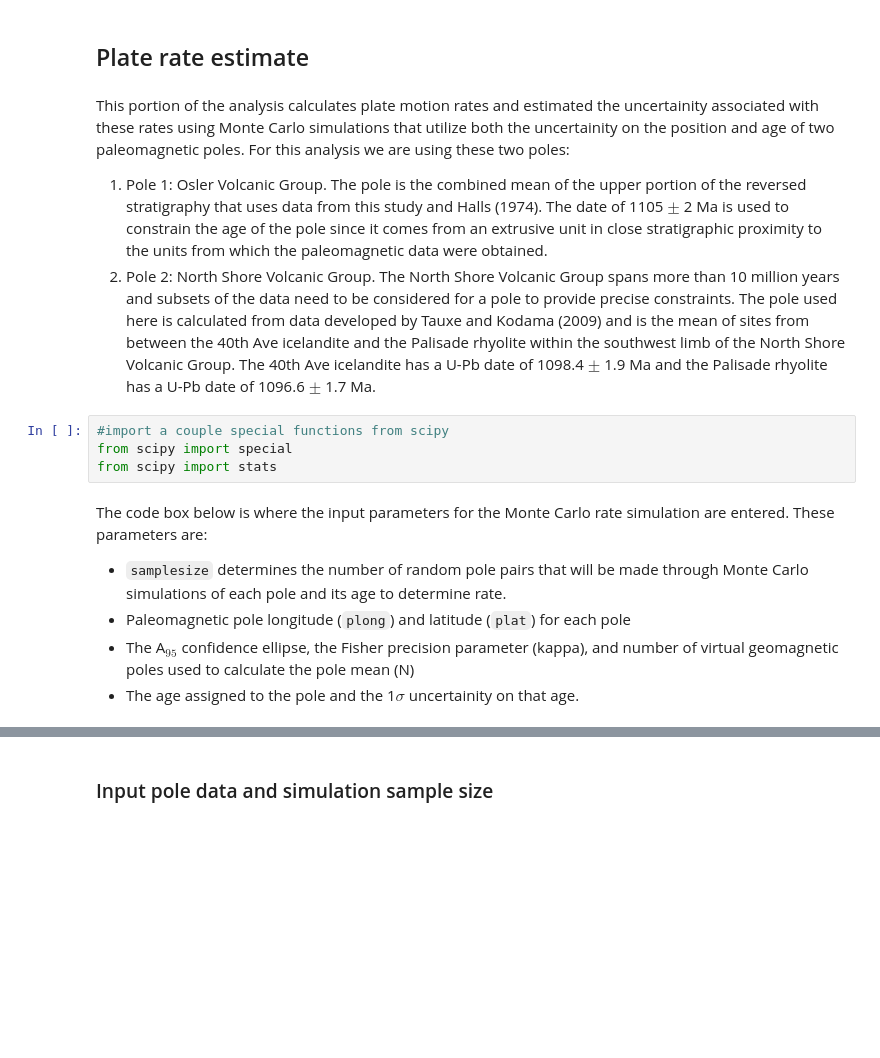
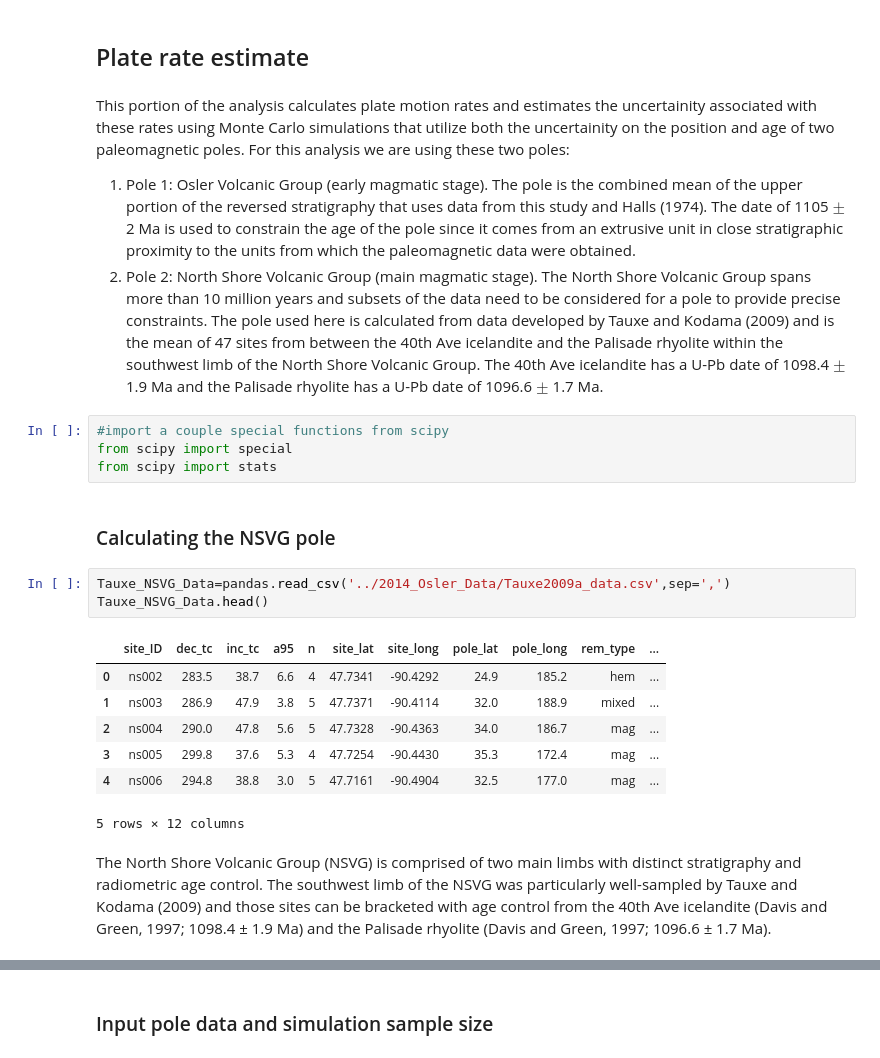
Before and after one commit to Swanson-Hysell/2014_Swanson-Hysell-et-al_Osler, a Jupyter notebook: 2014_Osler_Code/2014_Osler_Data_Analysis.ipynb, the cells around one changed output, grey strips where cells are left out. Drawn from its saved outputs; the diff is of its cells as text; blank space fills up the shorter version.

```diff
--- a/2014_Osler_Code/2014_Osler_Data_Analysis.ipynb
+++ b/2014_Osler_Code/2014_Osler_Data_Analysis.ipynb
@@ -762,16 +761,25 @@ In this .rot file, the fixed reference frame is 000 and 001 (which could be spli
 # %% [markdown]
 ## Plate rate estimate
 # %% [markdown]
-This portion of the analysis calculates plate motion rates and estimated the uncertainity associated with these rates using Monte Carlo simulations that utilize both the uncertainity on the position and age of two paleomagnetic poles. For this analysis we are using these two poles:
-1. Pole 1: Osler Volcanic Group. The pole is the combined mean of the upper portion of the reversed stratigraphy that uses data from this study and Halls (1974). The date of 1105 $\pm$ 2 Ma is used to constrain the age of the pole since it comes from an extrusive unit in close stratigraphic proximity to the units from which the paleomagnetic data were obtained.
-2. Pole 2: North Shore Volcanic Group. The North Shore Volcanic Group spans more than 10 million years and subsets of the data need to be considered for a pole to provide precise constraints. The pole used here is calculated from data developed by Tauxe and Kodama (2009) and is the mean of sites from between the 40th Ave icelandite and the Palisade rhyolite within the southwest limb of the North Shore Volcanic Group. The 40th Ave icelandite has a U-Pb date of 1098.4 $\pm$ 1.9 Ma and the Palisade rhyolite has a U-Pb date of 1096.6 $\pm$ 1.7 Ma.
+This portion of the analysis calculates plate motion rates and estimates the uncertainity associated with these rates using Monte Carlo simulations that utilize both the uncertainity on the position and age of two paleomagnetic poles. For this analysis we are using these two poles:
+1. Pole 1: Osler Volcanic Group (early magmatic stage). The pole is the combined mean of the upper portion of the reversed stratigraphy that uses data from this study and Halls (1974). The date of 1105 $\pm$ 2 Ma is used to constrain the age of the pole since it comes from an extrusive unit in close stratigraphic proximity to the units from which the paleomagnetic data were obtained.
+2. Pole 2: North Shore Volcanic Group (main magmatic stage). The North Shore Volcanic Group spans more than 10 million years and subsets of the data need to be considered for a pole to provide precise constraints. The pole used here is calculated from data developed by Tauxe and Kodama (2009) and is the mean of 47 sites from between the 40th Ave icelandite and the Palisade rhyolite within the southwest limb of the North Shore Volcanic Group. The 40th Ave icelandite has a U-Pb date of 1098.4 $\pm$ 1.9 Ma and the Palisade rhyolite has a U-Pb date of 1096.6 $\pm$ 1.7 Ma.
 # %%
 #import a couple special functions from scipy
 from scipy import special
 from scipy import stats
-# %% [markdown]
-The code box below is where the input parameters for the Monte Carlo rate simulation are entered. These parameters are:
-- `samplesize` determines the number of random pole pairs that will be made through Monte Carlo simulations of each pole and its age to determine rate.
-- Paleomagnetic pole longitude (`plong`) and latitude (`plat`) for each pole
-- The A$_{95}$ confidence ellipse, the Fisher precision parameter (kappa), and number of virtual geomagnetic poles used to calculate the pole mean (N)
-- The age assigned to the pole and the 1$\sigma$ uncertainity on that age.
+# %% [markdown]
+### Calculating the NSVG pole
+# %%
+Tauxe_NSVG_Data=pandas.read_csv('../2014_Osler_Data/Tauxe2009a_data.csv',sep=',')
+Tauxe_NSVG_Data.head()
+# %% [output]
+|  | site_ID | dec_tc | inc_tc | a95 | n | site_lat | site_long | pole_lat | pole_long | rem_type | ... |
+| 0 | ns002 | 283.5 | 38.7 | 6.6 | 4 | 47.7341 | -90.4292 | 24.9 | 185.2 | hem | ... |
+| 1 | ns003 | 286.9 | 47.9 | 3.8 | 5 | 47.7371 | -90.4114 | 32.0 | 188.9 | mixed | ... |
+| 2 | ns004 | 290.0 | 47.8 | 5.6 | 5 | 47.7328 | -90.4363 | 34.0 | 186.7 | mag | ... |
+| 3 | ns005 | 299.8 | 37.6 | 5.3 | 4 | 47.7254 | -90.4430 | 35.3 | 172.4 | mag | ... |
+| 4 | ns006 | 294.8 | 38.8 | 3.0 | 5 | 47.7161 | -90.4904 | 32.5 | 177.0 | mag | ... |
+5 rows × 12 columns
+# %% [markdown]
+The North Shore Volcanic Group (NSVG) is comprised of two main limbs with distinct stratigraphy and radiometric age control. The southwest limb of the NSVG was particularly well-sampled by Tauxe and Kodama (2009) and those sites can be bracketed with age control from the 40th Ave icelandite (Davis and Green, 1997; 1098.4 ± 1.9 Ma) and the Palisade rhyolite (Davis and Green, 1997; 1096.6 ± 1.7 Ma).
```
Also changed, not shown: parts of 20 cells of this notebook, 7 other files.
